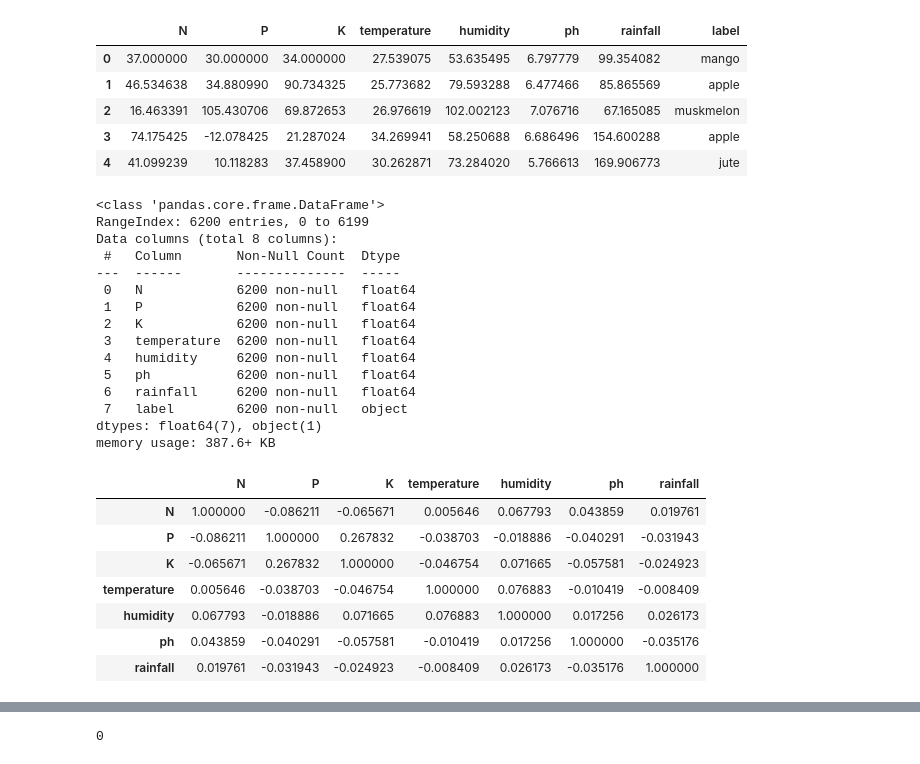
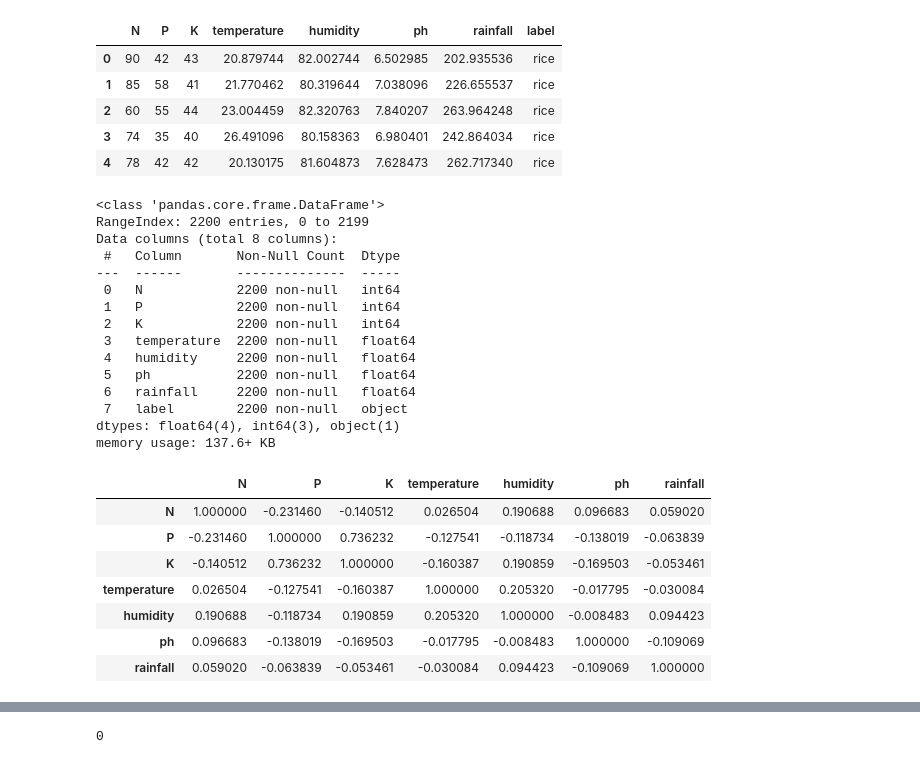
Before and after one commit to mehulk21/Crop-Optimizer-Efficient-data-driven-solutions, a Jupyter notebook: crop.ipynb, the cells around one changed output, grey strips where cells are left out. Saved outputs shown, nothing was run; the diff lists cells and outputs as text; code cells hidden in the pictures.

```diff
--- a/crop.ipynb
+++ b/crop.ipynb
@@ -16,41 +38,41 @@ import matplotlib.pyplot as plt
 import seaborn as sns
 from ipywidgets import interact
 # %%
-crop = pd.read_csv("final crop.csv")
+crop = pd.read_csv("My crop.csv")
 crop.head()
 # %% [output]
 |  | N | P | K | temperature | humidity | ph | rainfall | label |
-| 0 | 37.000000 | 30.000000 | 34.000000 | 27.539075 | 53.635495 | 6.797779 | 99.354082 | mango |
-| 1 | 46.534638 | 34.880990 | 90.734325 | 25.773682 | 79.593288 | 6.477466 | 85.865569 | apple |
-| 2 | 16.463391 | 105.430706 | 69.872653 | 26.976619 | 102.002123 | 7.076716 | 67.165085 | muskmelon |
-| 3 | 74.175425 | -12.078425 | 21.287024 | 34.269941 | 58.250688 | 6.686496 | 154.600288 | apple |
-| 4 | 41.099239 | 10.118283 | 37.458900 | 30.262871 | 73.284020 | 5.766613 | 169.906773 | jute |
+| 0 | 90 | 42 | 43 | 20.879744 | 82.002744 | 6.502985 | 202.935536 | rice |
+| 1 | 85 | 58 | 41 | 21.770462 | 80.319644 | 7.038096 | 226.655537 | rice |
+| 2 | 60 | 55 | 44 | 23.004459 | 82.320763 | 7.840207 | 263.964248 | rice |
+| 3 | 74 | 35 | 40 | 26.491096 | 80.158363 | 6.980401 | 242.864034 | rice |
+| 4 | 78 | 42 | 42 | 20.130175 | 81.604873 | 7.628473 | 262.717340 | rice |
 # %%
 crop.info()
 # %% [output]
 <class 'pandas.core.frame.DataFrame'>
-RangeIndex: 6200 entries, 0 to 6199
+RangeIndex: 2200 entries, 0 to 2199
 Data columns (total 8 columns):
  #   Column       Non-Null Count  Dtype
 ---  ------       --------------  -----
- 0   N            6200 non-null   float64
- 1   P            6200 non-null   float64
- 2   K            6200 non-null   float64
- 3   temperature  6200 non-null   float64
- 4   humidity     6200 non-null   float64
- 5   ph           6200 non-null   float64
- 6   rainfall     6200 non-null   float64
- 7   label        6200 non-null   object
-dtypes: float64(7), object(1)
-memory usage: 387.6+ KB
+ 0   N            2200 non-null   int64
+ 1   P            2200 non-null   int64
+ 2   K            2200 non-null   int64
+ 3   temperature  2200 non-null   float64
+ 4   humidity     2200 non-null   float64
+ 5   ph           2200 non-null   float64
+ 6   rainfall     2200 non-null   float64
+ 7   label        2200 non-null   object
+dtypes: float64(4), int64(3), object(1)
+memory usage: 137.6+ KB
 # %%
 crop.corr(numeric_only=True)
 # %% [output]
 |  | N | P | K | temperature | humidity | ph | rainfall |
-| N | 1.000000 | -0.086211 | -0.065671 | 0.005646 | 0.067793 | 0.043859 | 0.019761 |
-| P | -0.086211 | 1.000000 | 0.267832 | -0.038703 | -0.018886 | -0.040291 | -0.031943 |
-| K | -0.065671 | 0.267832 | 1.000000 | -0.046754 | 0.071665 | -0.057581 | -0.024923 |
-| temperature | 0.005646 | -0.038703 | -0.046754 | 1.000000 | 0.076883 | -0.010419 | -0.008409 |
-| humidity | 0.067793 | -0.018886 | 0.071665 | 0.076883 | 1.000000 | 0.017256 | 0.026173 |
-| ph | 0.043859 | -0.040291 | -0.057581 | -0.010419 | 0.017256 | 1.000000 | -0.035176 |
-| rainfall | 0.019761 | -0.031943 | -0.024923 | -0.008409 | 0.026173 | -0.035176 | 1.000000 |
+| N | 1.000000 | -0.231460 | -0.140512 | 0.026504 | 0.190688 | 0.096683 | 0.059020 |
+| P | -0.231460 | 1.000000 | 0.736232 | -0.127541 | -0.118734 | -0.138019 | -0.063839 |
+| K | -0.140512 | 0.736232 | 1.000000 | -0.160387 | 0.190859 | -0.169503 | -0.053461 |
+| temperature | 0.026504 | -0.127541 | -0.160387 | 1.000000 | 0.205320 | -0.017795 | -0.030084 |
+| humidity | 0.190688 | -0.118734 | 0.190859 | 0.205320 | 1.000000 | -0.008483 | 0.094423 |
+| ph | 0.096683 | -0.138019 | -0.169503 | -0.017795 | -0.008483 | 1.000000 | -0.109069 |
+| rainfall | 0.059020 | -0.063839 | -0.053461 | -0.030084 | 0.094423 | -0.109069 | 1.000000 |
```
Also changed, not shown: parts of 32 cells of this notebook, 9 other files.
